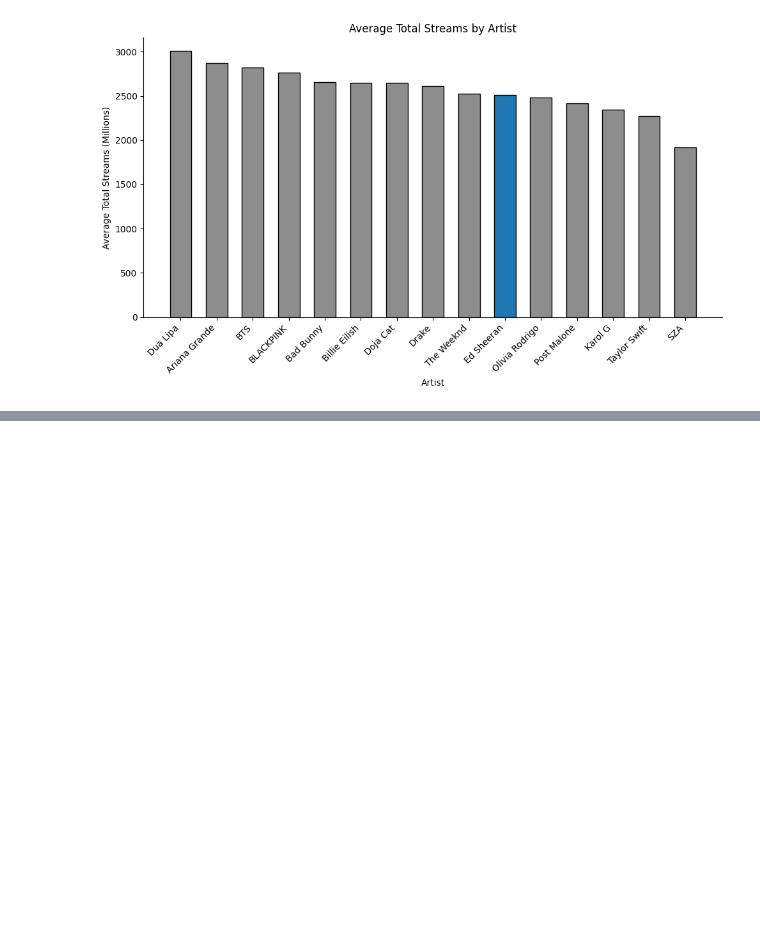
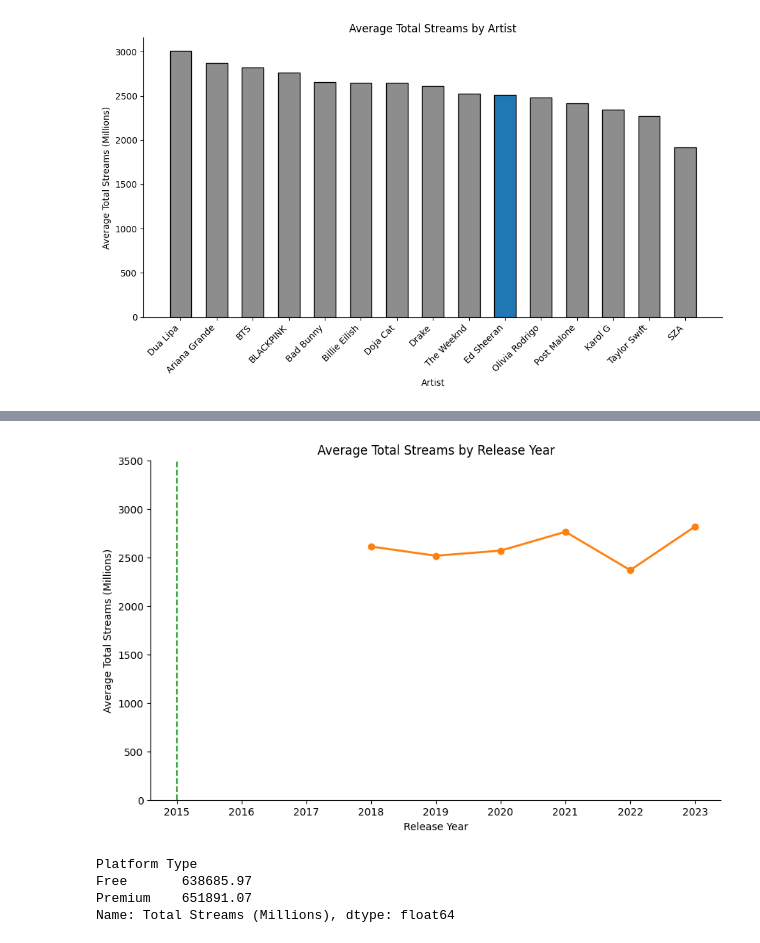
Before and after one commit to Bach6969/learning_plots_bach, a Jupyter notebook: notebooks/visualisation_practice.ipynb, the cells around one changed output, grey strips where cells are left out. Saved outputs shown, nothing was run; the diff lists cells and outputs as text; code cells hidden in the pictures; blank space fills up the shorter version.

```diff
--- a/notebooks/visualisation_practice.ipynb
+++ b/notebooks/visualisation_practice.ipynb
@@ -115,0 +199,3 @@ plt.show()
+# %%
+yearly_avg = spotify_df.groupby("Release Year")["Total Streams (Millions)"].mean().round(2)
+yearly_avg
@@ -115,0 +211,30 @@ plt.show()
+# %%
+plt.figure(figsize=(10, 6))
+plt.plot(yearly_avg.index, yearly_avg.values, marker="o", color="#ff7f0e", linewidth=2)
+
+plt.xlabel("Release Year")
+plt.ylabel("Average Total Streams (Millions)")
+plt.title("Average Total Streams by Release Year")
+
+ax = plt.gca()
+ax.spines["top"].set_visible(False)
+ax.spines["right"].set_visible(False)
+
+ax.axvline(x=2015, color="#2ca02c", linestyle="--", linewidth=1.5, label="2015 - Spotify Hits 100M Users")
+
+plt.ylim(0, 3500)
+
+plt.show()
+# %% [output]
+[figure, added]
+# %%
+category = "Platform Type"
+values = "Total Streams (Millions)"
+
+platform_totals = spotify_df.groupby(category)[values].sum()
+platform_totals
+# %% [output]
+Platform Type
+Free       638685.97
+Premium    651891.07
+Name: Total Streams (Millions), dtype: float64
```
Also changed, not shown: parts of 10 cells of this notebook, 3 other files.
